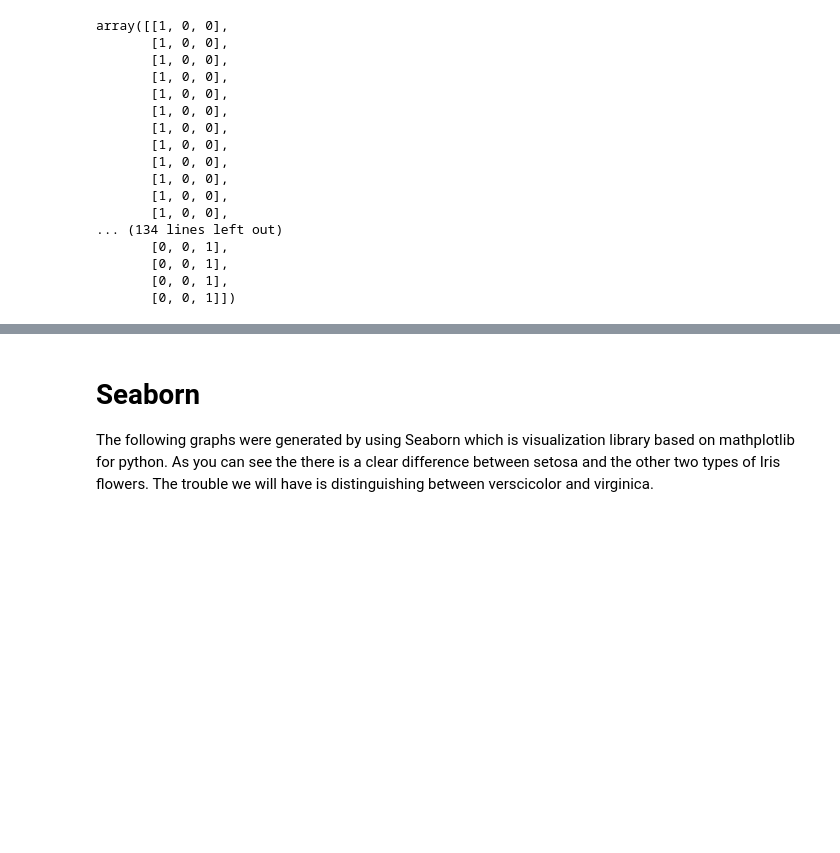
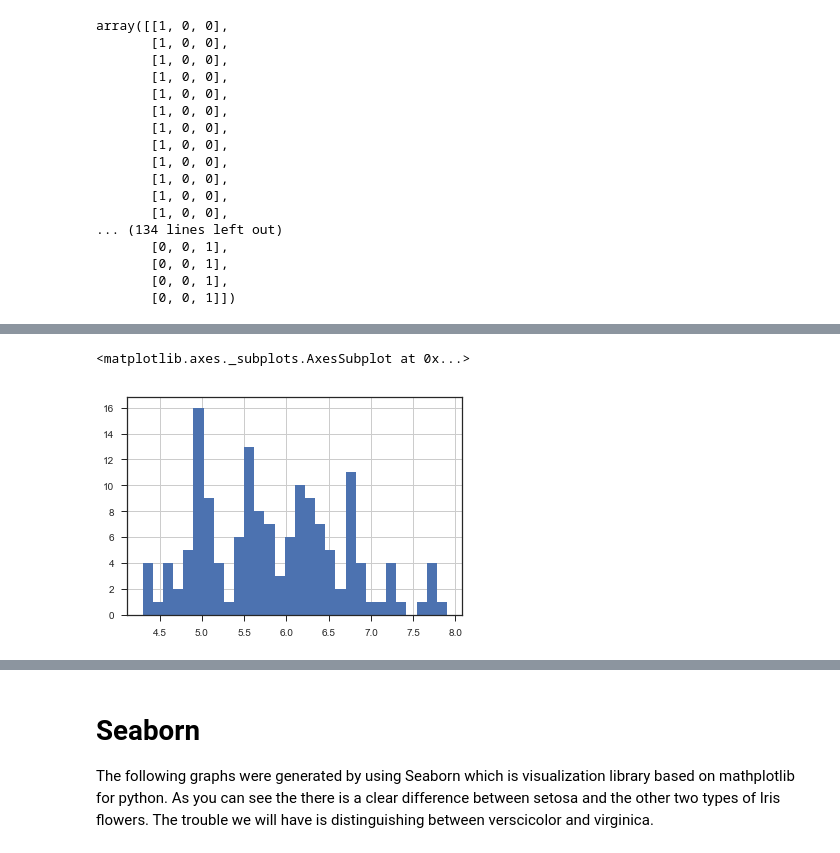
Before and after one commit to NiallD565/Jupyter-Notebook_Python, a Jupyter notebook: iris-dataset.ipynb, the cells around one changed output, grey strips where cells are left out. Saved outputs shown, nothing was run; the diff lists cells and outputs as text; code cells hidden in the pictures; blank space fills up the shorter version.

```diff
--- a/iris-dataset.ipynb
+++ b/iris-dataset.ipynb
@@ -56,0 +89,5 @@ array([[1, 0, 0],
+# %%
+df['sepal_length'].hist(bins = 30)
+# %% [output]
+<matplotlib.axes._subplots.AxesSubplot at 0x...>
+[figure, added]
```
Also changed, not shown: parts of 16 cells of this notebook.
